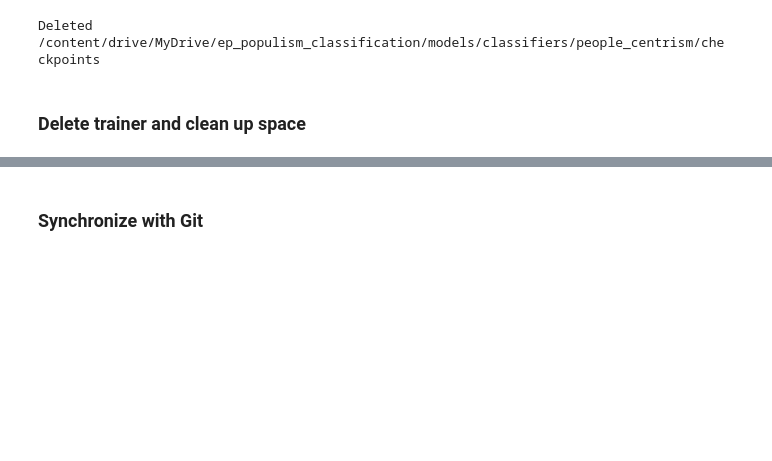
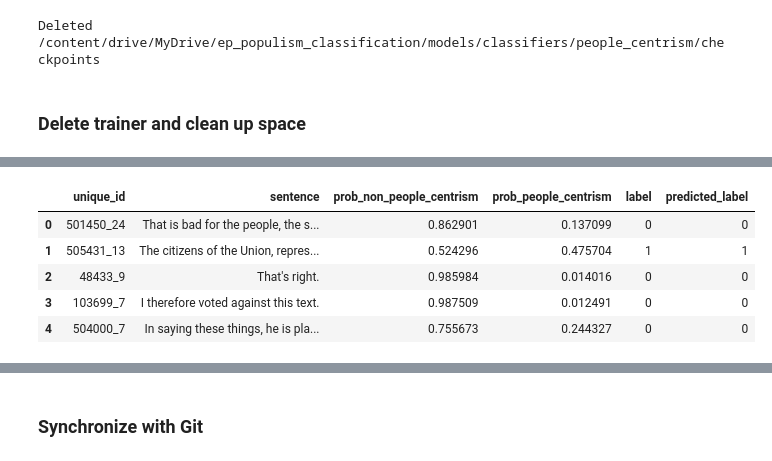
Before and after one commit to gransera/ep_populism_classification, a Jupyter notebook: notebooks/01_training_people_RoBERTalarge.ipynb, the cells around one changed output, grey strips where cells are left out. Saved outputs shown, nothing was run; the diff lists cells and outputs as text; code cells hidden in the pictures; blank space fills up the shorter version.

Commit message:
Update test predictions forpeople-centrism

```diff
--- a/notebooks/01_training_people_RoBERTalarge.ipynb
+++ b/notebooks/01_training_people_RoBERTalarge.ipynb
@@ -576,0 +579,31 @@ import gc; gc.collect();
+# %%
+# Load model
+from transformers import pipeline
+
+model_folder = base_path / "models/classifiers/people_centrism/people_centrism_roberta_large_e2"
+
+classifier = pipeline(
+    'text-classification',
+    model=model_folder,
+    device=0 if torch.cuda.is_available() else -1,
+    top_k=None
+)
+# %%
+# Run inference on the test set
+BATCH_SIZE   = 256
+
+preds = classifier(
+    test['sentence'].tolist(),
+    batch_size=BATCH_SIZE,
+    truncation=True,
+    max_length=512
+)
+# %%
+preds_df = pd.DataFrame({
+    'unique_id':   test['unique_id'].values,
+    'sentence':    test['sentence'].values,
+    'prob_non_people_centrism': [next(x['score'] for x in p if x['label'] == 'LABEL_0') for p in preds],
+    'prob_people_centrism': [next(x['score'] for x in p if x['label'] == 'LABEL_1') for p in preds],
+    'label':       test['label'].values
+})
+preds_df.head()
@@ -576,0 +617,13 @@ import gc; gc.collect();
+# %%
+THRESHOLD = 0.448
+
+preds_df['predicted_label'] = (preds_df['prob_people_centrism'] >= THRESHOLD).astype(int)
+
+preds_df.head()
+# %% [output]
+|  | unique_id | sentence | prob_non_people_centrism | prob_people_centrism | label | predicted_label |
+| 0 | 501450_24 | That is bad for the people, the s... | 0.862901 | 0.137099 | 0 | 0 |
+| 1 | 505431_13 | The citizens of the Union, repres... | 0.524296 | 0.475704 | 1 | 1 |
+| 2 | 48433_9 | That's right. | 0.985984 | 0.014016 | 0 | 0 |
+| 3 | 103699_7 | I therefore voted against this text. | 0.987509 | 0.012491 | 0 | 0 |
+| 4 | 504000_7 | In saying these things, he is pla... | 0.755673 | 0.244327 | 0 | 0 |
```
Also changed, not shown: parts of 6 cells of this notebook.
